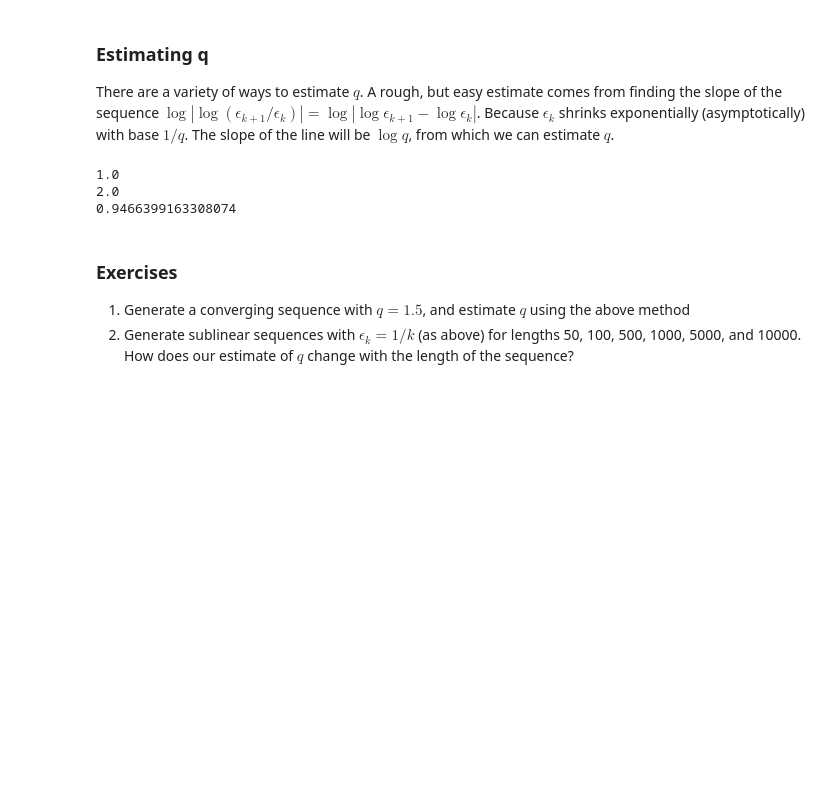
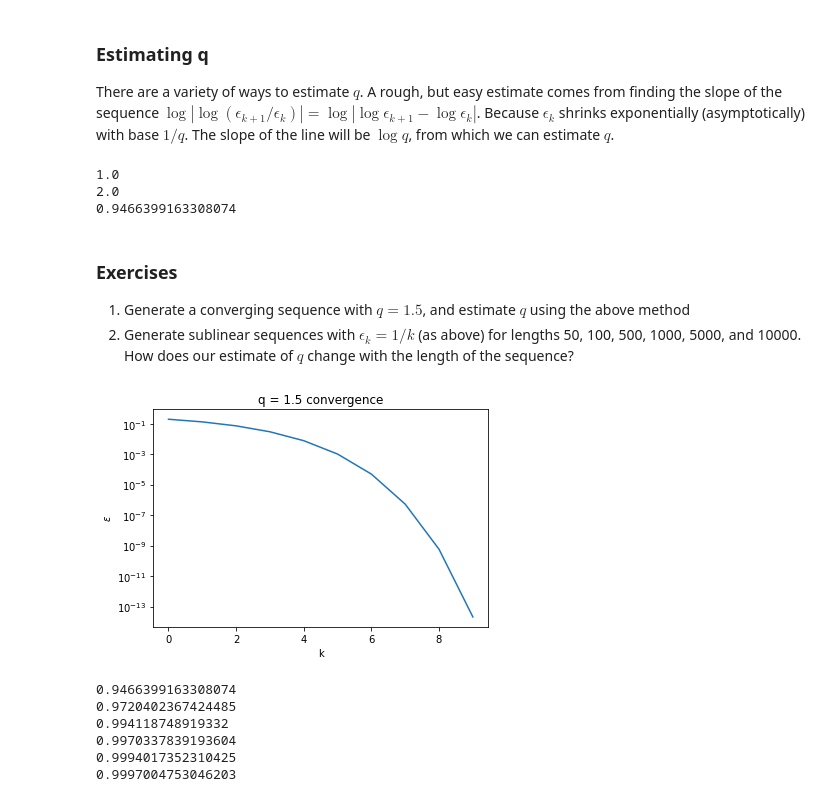
Before and after one commit to caam37830/book, a Jupyter notebook: 01_analysis/convergence.ipynb, the cells around one changed output. Cells and saved outputs as stored; diff of their text form; code cells hidden in the pictures; blank space fills up the shorter version.

```diff
--- a/01_analysis/convergence.ipynb
+++ b/01_analysis/convergence.ipynb
@@ -130,3 +137,37 @@ print(estimate_q(eps3)) # sublinear
 
 1. Generate a converging sequence with $q = 1.5$, and estimate $q$ using the above method
 2. Generate sublinear sequences with $\epsilon_k = 1/k$ (as above) for lengths 50, 100, 500, 1000, 5000, and 10000. How does our estimate of $q$ change with the length of the sequence?
+# %%
+# generates a quadratically converging sequence
+n = 9
+C = 1.5
+q = 1.5
+eps2 = [0.2]
+for i in range(n):
+    eps2.append(C * eps2[-1]**q)
+
+plt.semilogy(eps2)
+plt.xlabel('k')
+plt.ylabel(r"$\epsilon$")
+plt.title("q = {} convergence".format(q))
+plt.show()
+# %% [output]
+[figure, added]
+# %%
+def gen_sublinear(n):
+    eps = []
+    for k in range(1,n):
+        eps.append(1.0/k)
+    return eps
+
+ns = [50, 100, 500, 1000, 5000, 10000]
+for n in ns:
+    eps = gen_sublinear(n)
+    print(estimate_q(eps))
+# %% [output]
+0.9466399163308074
+0.9720402367424485
+0.994118748919332
+0.9970337839193604
+0.9994017352310425
+0.9997004753046203
```
Also changed, not shown: 9 other files.
